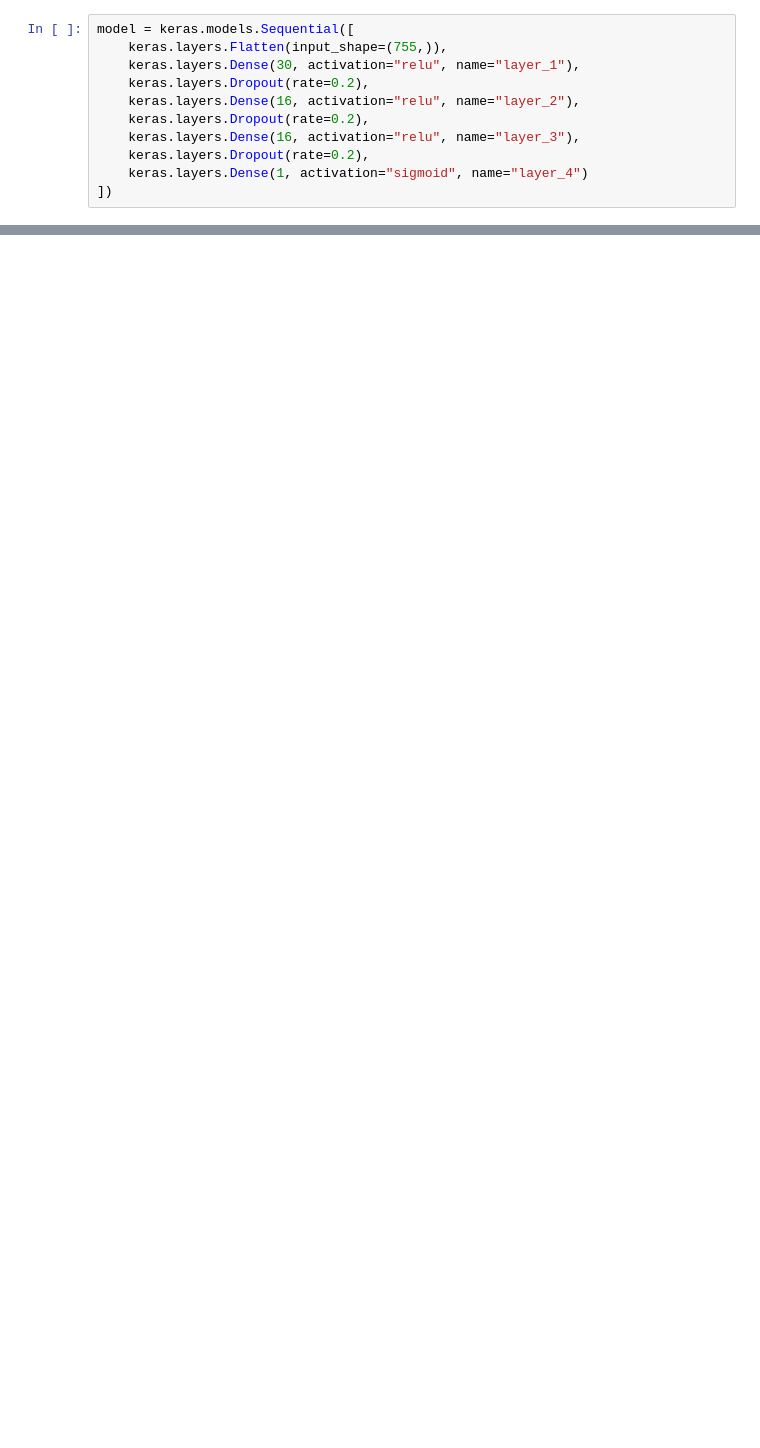
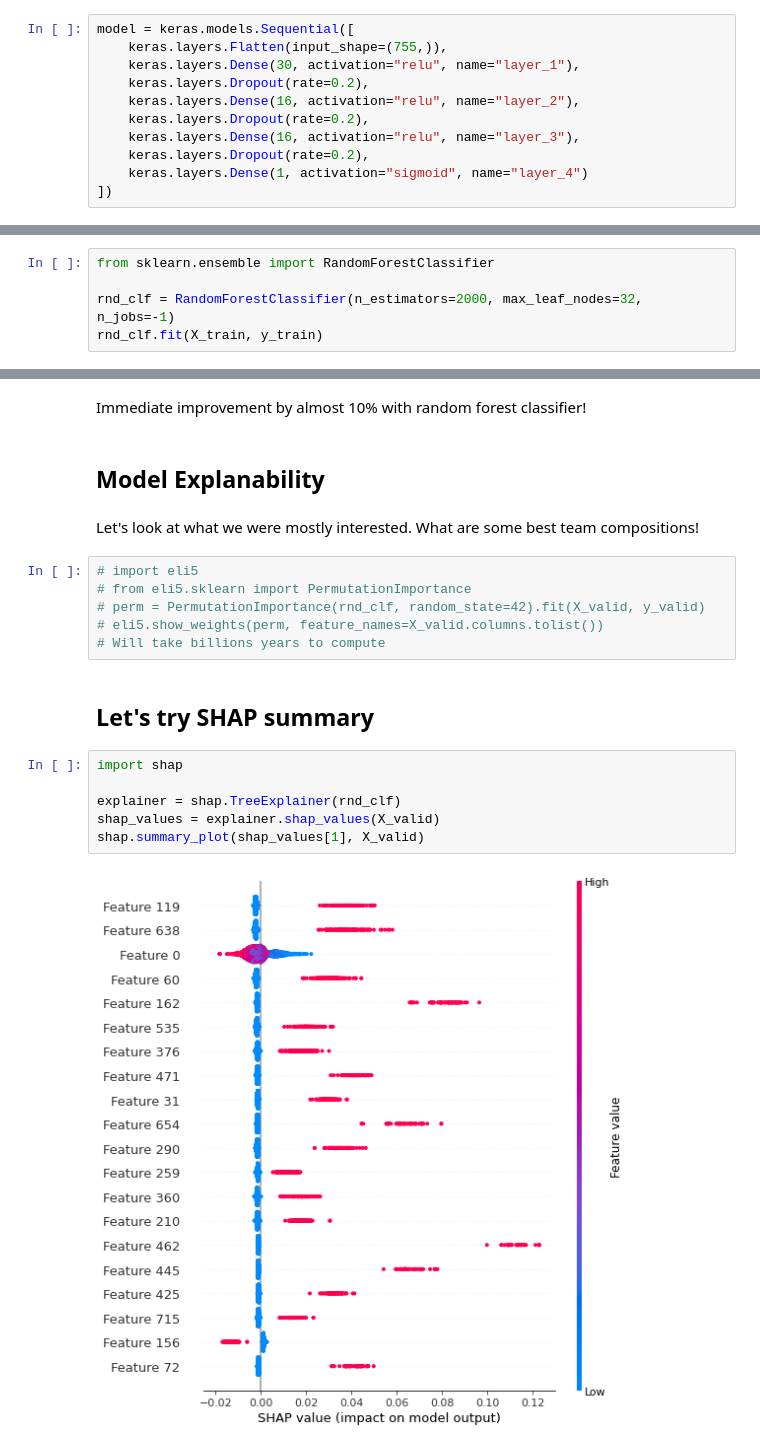
Before and after one commit to leejaeka/jaekangai, a Jupyter notebook: _notebooks/2020-10-28-lolpredict.ipynb, the cells around one changed output, grey strips where cells are left out. Drawn from its saved outputs; the diff is of its cells as text; blank space fills up the shorter version.

```diff
--- a/_notebooks/2020-10-28-lolpredict.ipynb
+++ b/_notebooks/2020-10-28-lolpredict.ipynb
@@ -286,0 +265,5 @@ We got about 0.646 accuracy with just raw neural network with dropouts.
+# %%
+from sklearn.ensemble import RandomForestClassifier
+
+rnd_clf = RandomForestClassifier(n_estimators=2000, max_leaf_nodes=32, n_jobs=-1)
+rnd_clf.fit(X_train, y_train)
@@ -286,0 +285,22 @@ We got about 0.646 accuracy with just raw neural network with dropouts.
+# %% [markdown]
+Immediate improvement by almost 10% with random forest classifier!
+# %% [markdown]
+## Model Explanability
+# %% [markdown]
+Let's look at what we were mostly interested. What are some best team compositions!
+# %%
+# import eli5
+# from eli5.sklearn import PermutationImportance
+# perm = PermutationImportance(rnd_clf, random_state=42).fit(X_valid, y_valid)
+# eli5.show_weights(perm, feature_names=X_valid.columns.tolist())
+# Will take billions years to compute
+# %% [markdown]
+## Let's try SHAP summary
+# %%
+import shap
+
+explainer = shap.TreeExplainer(rnd_clf)
+shap_values = explainer.shap_values(X_valid)
+shap.summary_plot(shap_values[1], X_valid)
+# %% [output]
+[figure, added]
```
Also changed, not shown: parts of 36 cells of this notebook.
